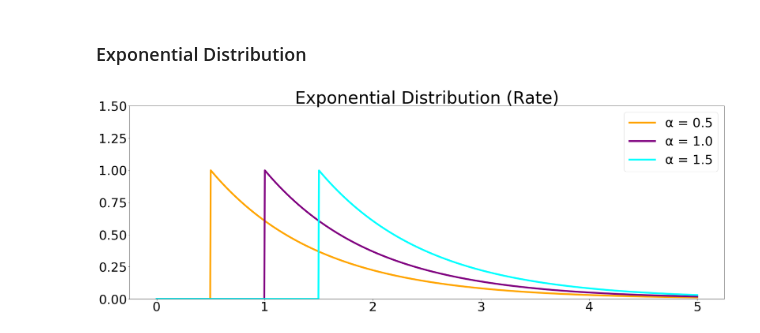
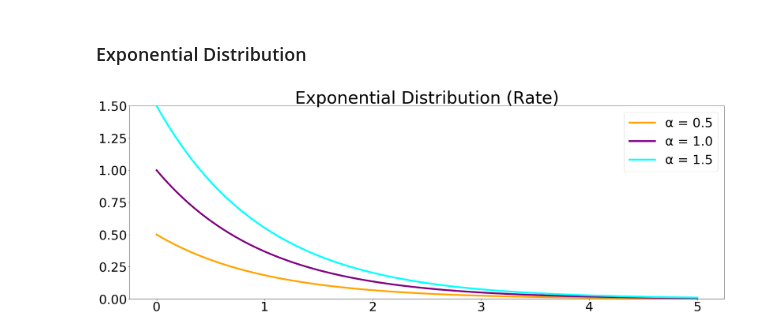
Before and after one commit to k-amini/ds_brushup, a Jupyter notebook: Graphs.ipynb, the cells around one changed output. Saved outputs shown, nothing was run; the diff lists cells and outputs as text; code cells hidden in the pictures.

```diff
--- a/Graphs.ipynb
+++ b/Graphs.ipynb
@@ -43,8 +91,13 @@ fig1.savefig(filename)
 # %% [markdown]
 ### Beta Distribution
 # %%
-x = np.linspace(0, 1, 1000)
+x_lower_limit = 0
+x_upper_limit = 1
+x = np.linspace(x_lower_limit, x_upper_limit, 1000)
+y_lower_limit = 0
+y_upper_limit = 2.5
 
+# Using α and β as shape parameters
 parameter_sets = [{"alpha":0.5, "beta":0.5, "color":"red"},
                   {"alpha":5,   "beta":1,   "color":"blue"},
                   {"alpha":1,   "beta":3,   "color":"green"},
@@ -53,7 +106,8 @@ parameter_sets = [{"alpha":0.5, "beta":0.5, "color":"red"},
 
 fig1, ax1 = plt.subplots(figsize=(30, 10))
 
-# Using α and β as shape parameters
+# The Beta distribution is described here
+# [ https://docs.scipy.org/doc/scipy/reference/generated/scipy.stats.beta.html ]
 for parameter_set in parameter_sets:
     ax1.plot(x, stats.beta.pdf(x,
                                parameter_set["alpha"],
@@ -62,6 +116,7 @@ for parameter_set in parameter_sets:
                                color = parameter_set["color"],
                                linewidth=5)
 
+plt.ylim(y_lower_limit, y_upper_limit)
 plt.title('Beta Distribution', size=48)
 plt.rc('xtick', labelsize=36)
 plt.rc('ytick', labelsize=36)
@@ -152,33 +209,34 @@ fig1.savefig(filename)
 # %%
 
 y_lower_limit = 0
 y_upper_limit = 1.5
 x_lower_limit = 0
 x_upper_limit = 5
 x = np.linspace(x_lower_limit, x_upper_limit, 1000)
 
 # Using λ as a rate parameter
 parameter_sets = [{"lambda":0.5, "color":"orange"},
                   {"lambda":1.0,   "color":"purple"},
                   {"lambda":1.5,   "color":"cyan"} ]
 
 fig1, ax1 = plt.subplots(figsize=(30, 10))
 
+# Expnential distribution function is described here :
+# [ https://docs.scipy.org/doc/scipy/reference/generated/scipy.stats.expon.html#scipy.stats.expon ]
 for parameter_set in parameter_sets:
-    ax1.plot(x, stats.expon.pdf(x,
-                               parameter_set["lambda"]),
+    ax1.plot(x, stats.expon.pdf(x) * parameter_set["lambda"],
                                label = f"α = {parameter_set['lambda']:0.1f}",
                                color = parameter_set["color"],
                                linewidth=5)
 
 plt.ylim(y_lower_limit, y_upper_limit)
 plt.title('Exponential Distribution (Rate)', size=48)
 plt.rc('xtick', labelsize=36)
 plt.rc('ytick', labelsize=36)
 
 leg = ax1.legend(prop={'size': 36})
 
 filename = path + "fig_exponentiall.png"
 fig1.savefig(filename)
 # %% [output]
-[figure, old version]
+[figure, new version]
```
Also changed, not shown: parts of 10 cells of this notebook, 3 other files.
